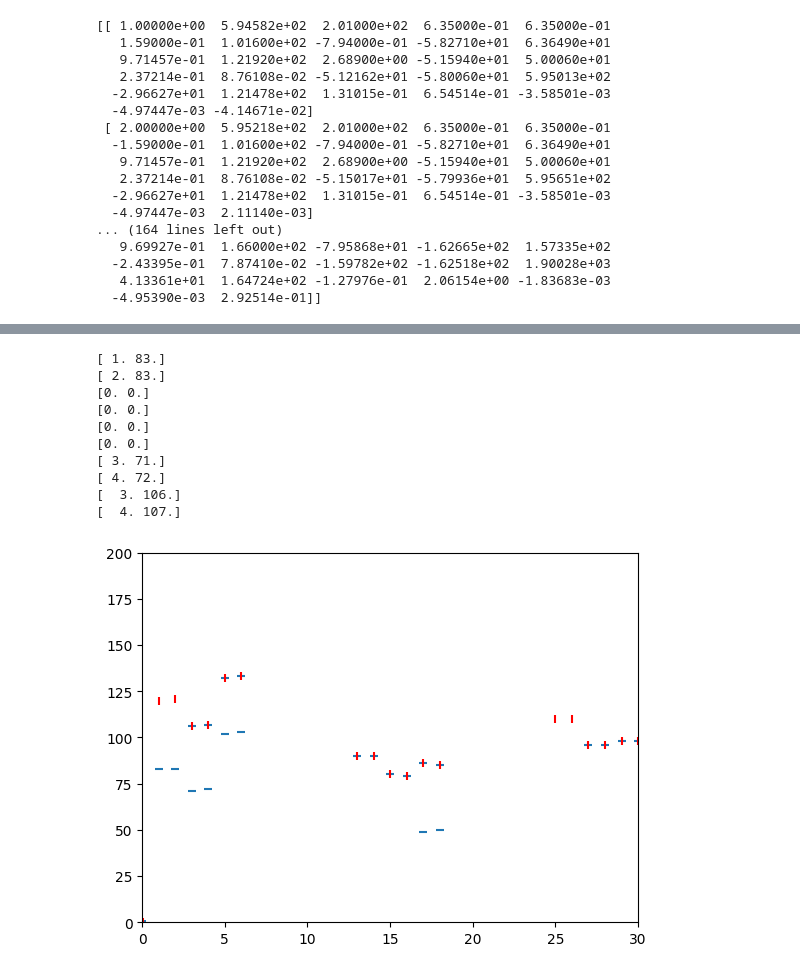
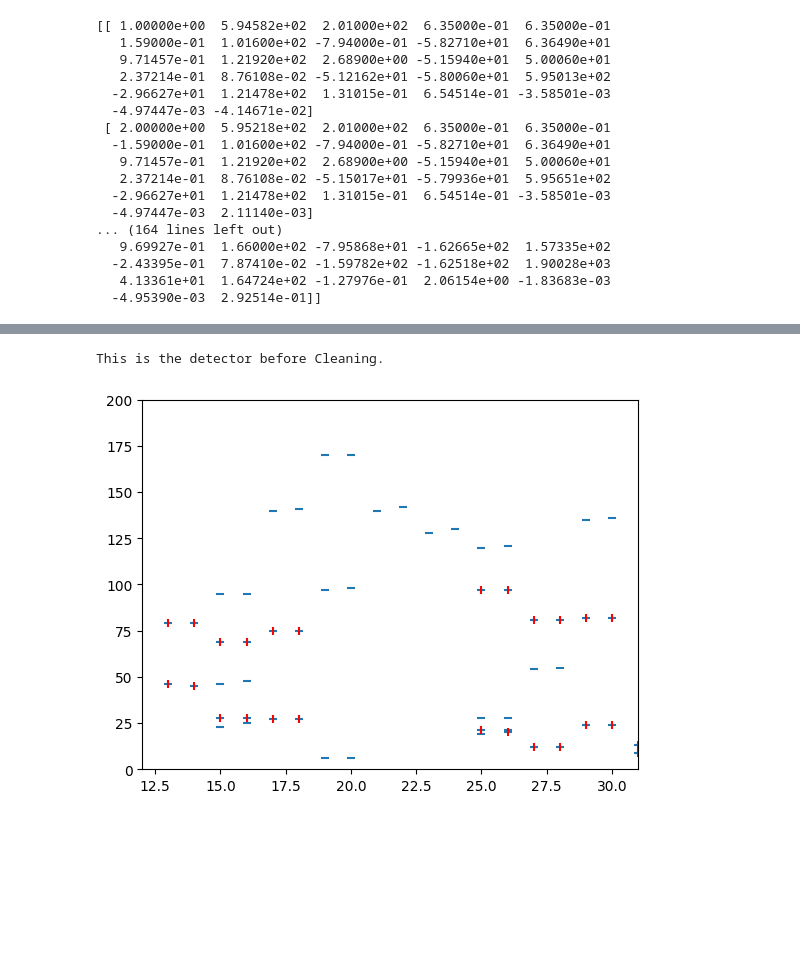
Before and after one commit to JayDanielsss/Jtracker, a Jupyter notebook: backgroundMinimizer.ipynb, the cells around one changed output, grey strips where cells are left out. Drawn from its saved outputs; the diff is of its cells as text; code cells hidden in the pictures; blank space fills up the shorter version.

```diff
--- a/backgroundMinimizer.ipynb
+++ b/backgroundMinimizer.ipynb
@@ -8,6 +12,23 @@ import csv
 # %%
-#partialTracks=np.load('partialTracks.npy')
-#injectedTracks=np.load('injectedTracks.npy')
+c=0#random.choice((+1,-1))
 
-partialTracks=np.load('partialTrackTestsPositive.npy')
-injectedTracks=np.load('injectedTrackTestsPositive.npy')
+
+if(c==0):
+    #comparison
+
+    partialTracks=np.load("injectedTrackscompare2.npy")
+    injectedTracks=np.load("injectedTrackscompare2.npy")
+
+if(c==+1):
+    partialTracks=np.load('partialTrackTests5.npy')
+    #injectedTracks=np.load('injectedTrackTests3.npy')
+    injectedTracks=np.load('injectedTracks5.npy')
+    #injectedTrack2=np.load('injectedTrack2.npy')
+
+
+    #partialTracks=np.load('partialTracks.npy')
+    #injectedTracks=np.load('injectedTracks.npy')
+
+if(c==-1):
+    partialTracks=np.load('partialTrackTestsPositive.npy')
+    injectedTracks=np.load('injectedTrackTestsPositive.npy')
@@ -14,21 +58,20 @@ injectedTracks=np.load('injectedTrackTestsPositive.npy')
 # %%
 #Testing the minimizer. Adding tracks to partial Tracks
-import random
 testing = True
 
 if(testing):
     #Gives a random number of partial tracks
-    m=10#random.randrange(3,50)
+    m=20#random.randrange(3,50)
     print(m)
     d=0
     for i in range(m):
         a=random.randrange(200)
         b=random.randrange(3)
         c=random.choice((1,3,5,13,15,17,19,21,23,25,27,29))
-        partialTracks[1000+d]=[c,a]
-        print(partialTracks[1000+d])
-        partialTracks[1000+d+1]=[c+1,a+b]
-        print(partialTracks[1000+d+1])
+        partialTracks[200+d]=[c,a]
+        print(partialTracks[200+d])
+        partialTracks[200+d+1]=[c+1,a+b]
+        print(partialTracks[200+d+1])
         d+=2
         print(d)
 # %% [output]
@@ -474,20 +174,12 @@ if(NumberU>4):
-# %%
-plt.scatter(hitPairX[:,0],hitPairX[:,1],marker='_')
-plt.scatter(injectedTracks[:,0],injectedTracks[:,1],color='red',marker='|')
-plt.xlim(0,30)
-plt.ylim(0,200)
-i=0
-for i in range(10):
-    print(hitPairX[i])
-# %% [output]
-[ 1. 83.]
-[ 2. 83.]
-[0. 0.]
-[0. 0.]
-[0. 0.]
-[0. 0.]
-[ 3. 71.]
-[ 4. 72.]
-[  3. 106.]
-[  4. 107.]
-[figure, removed]
+# %%
+#plt.scatter(partialTracks[:,0],partialTracks[:,1],marker='_')
+print("This is the detector before Cleaning.")
+fig,ax=plt.subplots()
+ax.scatter(partialTracks[:,0],partialTracks[:,1],marker='_')
+ax.scatter(injectedTracks[:,0],injectedTracks[:,1],color='red',marker='|')
+plt.xlim(12,31)
+plt.ylim(0,200)
+plt.show()
+# %% [output]
+This is the detector before Cleaning.
+[figure, added]
```
Also changed, not shown: parts of 51 cells of this notebook.
